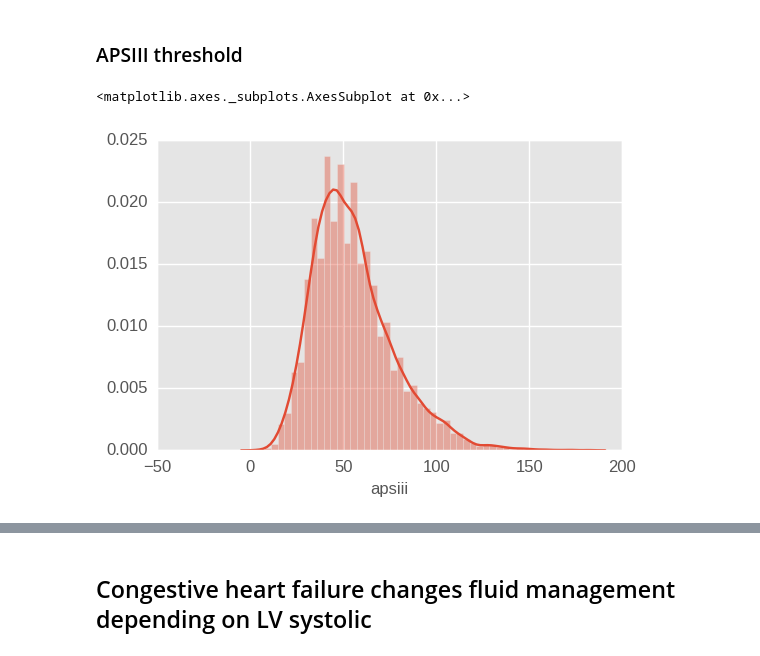
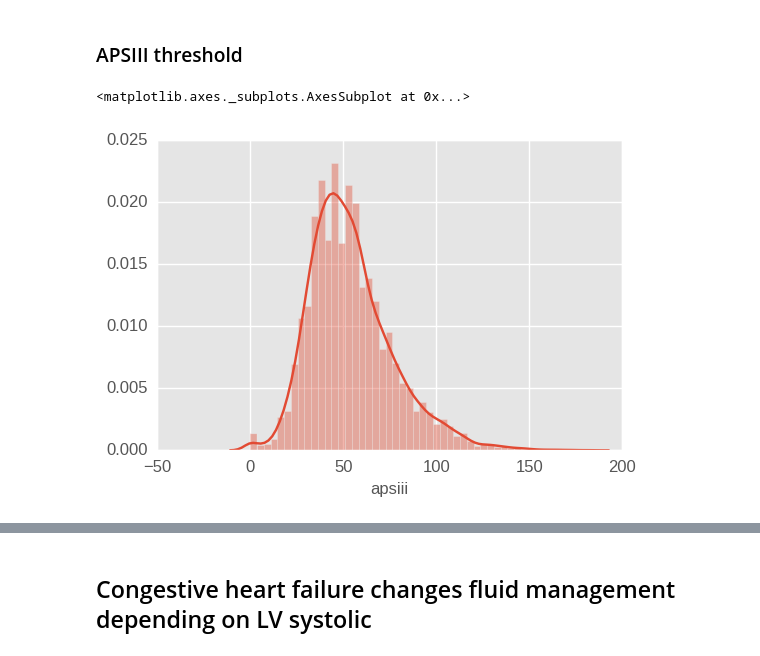
Before and after one commit to yhtgrace/echo, a Jupyter notebook: notebooks/170207_data_exploration_MICU_pressors_and_sepsis_TB.ipynb, the cells around one changed output, grey strips where cells are left out. Cells and saved outputs as stored; diff of their text form; code cells hidden in the pictures.

```diff
--- a/notebooks/170207_data_exploration_MICU_pressors_and_sepsis_TB.ipynb
+++ b/notebooks/170207_data_exploration_MICU_pressors_and_sepsis_TB.ipynb
@@ -565,6 +563,6 @@ to_plot = pd.merge(to_plot, ef[['apsiii']], left_on='row_id', right_index=True)
 # %%
-sns.distplot(to_plot.apsiii)
+sns.distplot(ef.apsiii)
 # %% [output]
 <matplotlib.axes._subplots.AxesSubplot at 0x...>
-[figure, old version]
+[figure, new version]
 # %%
```
Also changed, not shown: parts of 10 cells of this notebook, 3 other files.
